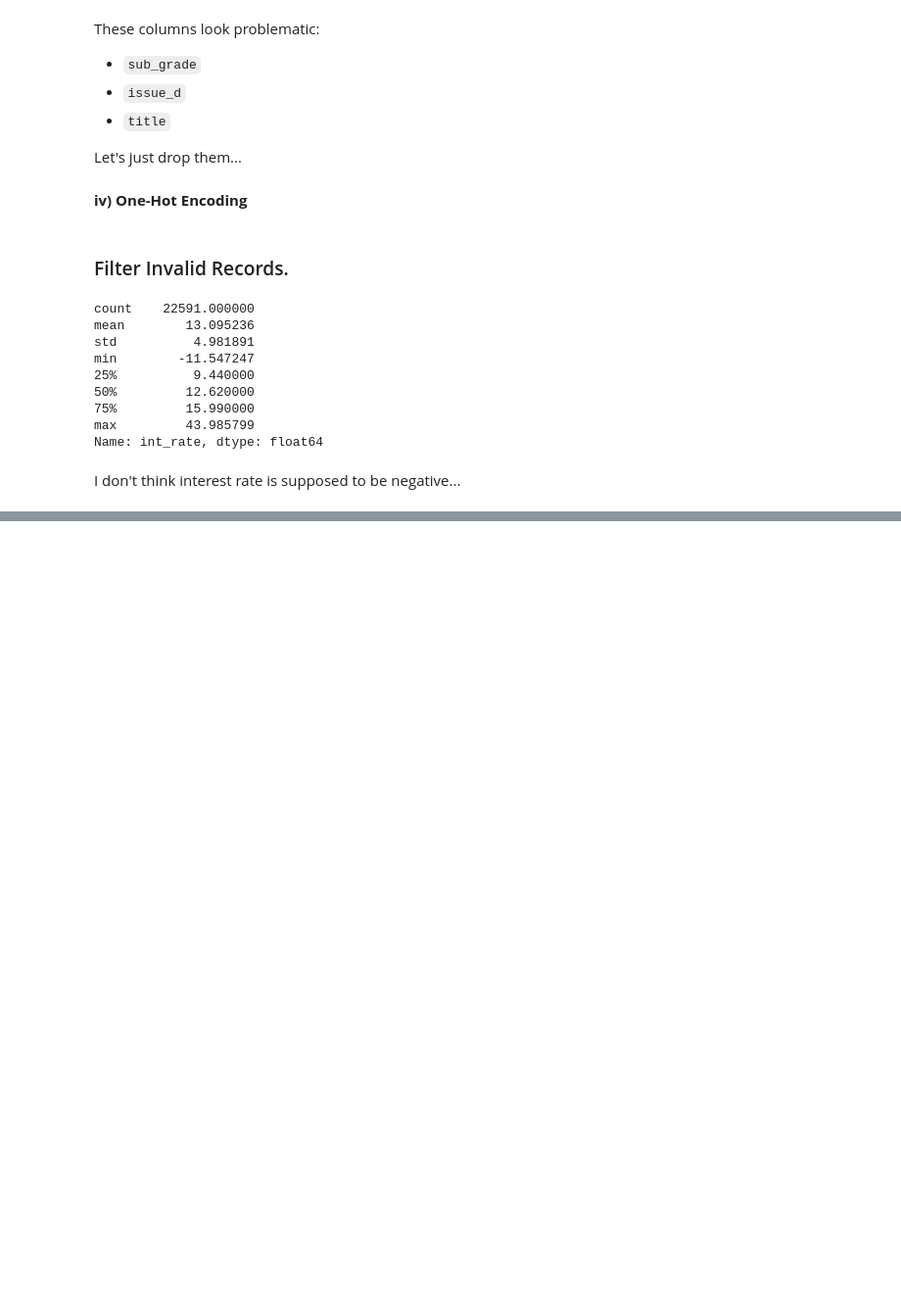
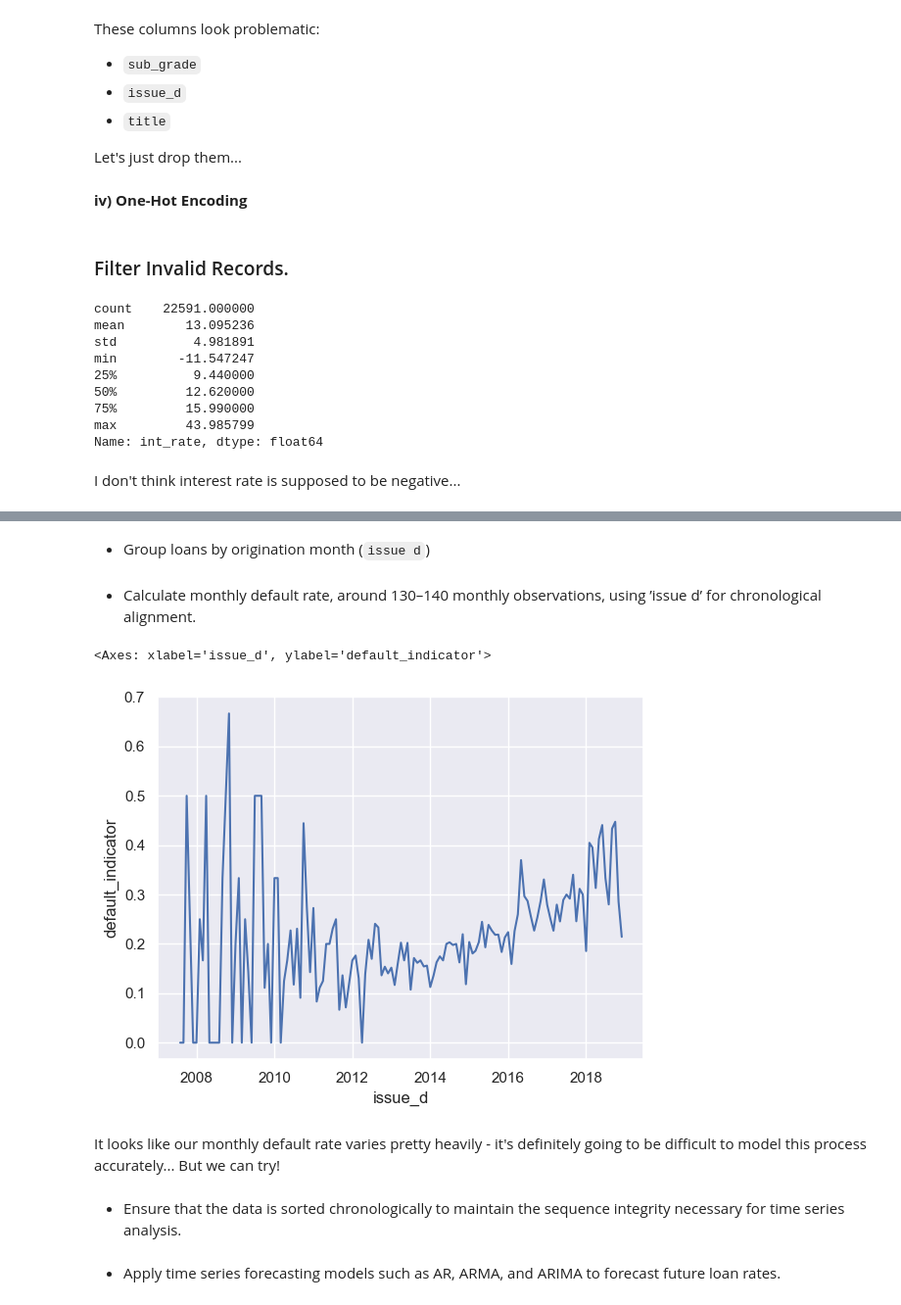
Before and after one commit to IMOsbo/DATA6500-Final-Project, a Jupyter notebook: DATA6990Final.ipynb, the cells around one changed output, grey strips where cells are left out. Shown at 98% size. Cells and saved outputs as stored; diff of their text form; code cells hidden in the pictures; blank space fills up the shorter version.

Commit message:
Added basic time series models

```diff
--- a/DATA6990Final.ipynb
+++ b/DATA6990Final.ipynb
@@ -185,0 +323,3 @@ data = data[data["int_rate"] > 0]
+# %%
+data["issue_d"] = pd.to_datetime(dateData["issue_d"])
+data["loan_status"] = dateData["loan_status"]
@@ -185,0 +329,21 @@ data = data[data["int_rate"] > 0]
+# %%
+data["default_indicator"] = (~((data["loan_status"] == "Fully Paid") | (data["loan_status"] == "Does not meet the credit policy. Status:Fully Paid"))).astype(int)
+# %%
+filteredData = data[data["loan_status"] != "Current"]
+# %% [markdown]
+- Group loans by origination month (`issue d`)
+# %%
+monthlyData = filteredData.groupby(filteredData["issue_d"])["default_indicator"].mean()
+# %% [markdown]
+- Calculate monthly default rate, around 130–140 monthly observations, using ’issue d’ for chronological alignment.
+# %%
+import seaborn as sns
+sns.set_theme()
+sns.lineplot(monthlyData)
+# %% [output]
+<Axes: xlabel='issue_d', ylabel='default_indicator'>
+[figure, added]
+# %% [markdown]
+It looks like our monthly default rate varies pretty heavily - it's definitely going to be difficult to model this process accurately... But we can try!
+# %% [markdown]
+- Ensure that the data is sorted chronologically to maintain the sequence integrity necessary for time series analysis.
@@ -185,0 +355,2 @@ data = data[data["int_rate"] > 0]
+# %% [markdown]
+- Apply time series forecasting models such as AR, ARMA, and ARIMA to forecast future loan rates.
```
Also changed, not shown: parts of 45 cells of this notebook.
